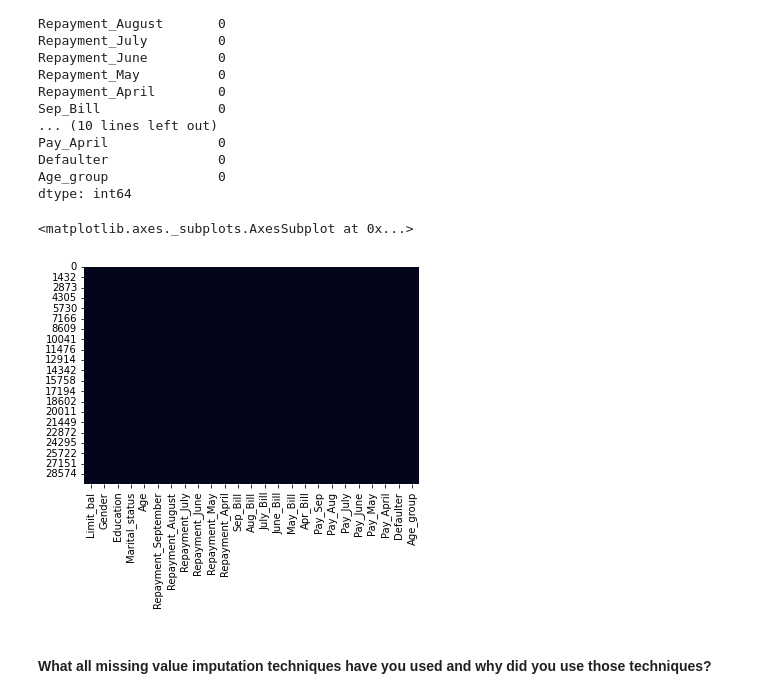
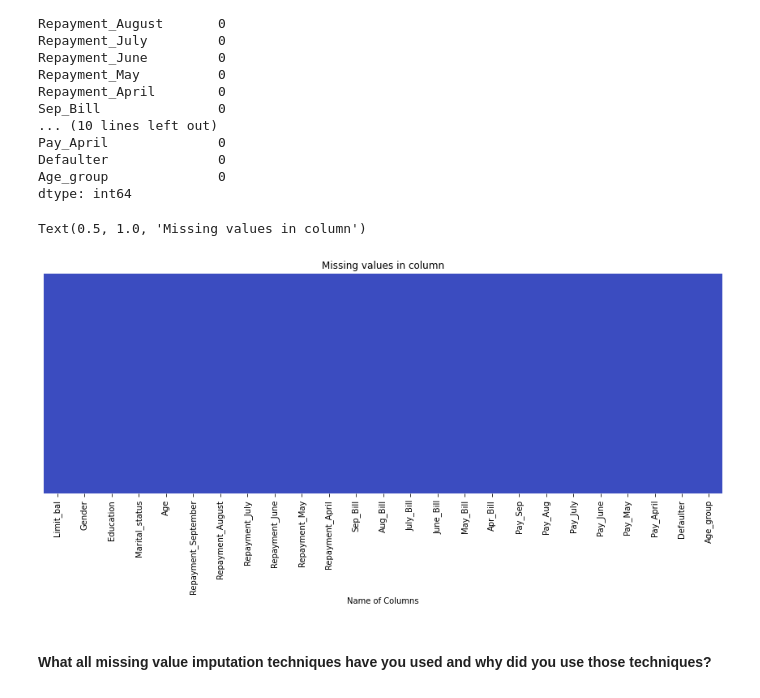
Before and after one commit to dileep-rawat/Capstone_Project_3-Credit_Card_default_Prediction, a Jupyter notebook: Credit_Card_Default_Prediction_Capstone_Project.ipynb, the cells around one changed output. Cells and saved outputs as stored; diff of their text form; code cells hidden in the pictures.

```diff
--- a/Credit_Card_Default_Prediction_Capstone_Project.ipynb
+++ b/Credit_Card_Default_Prediction_Capstone_Project.ipynb
@@ -894,10 +810,13 @@ dtype: int64
 # %%
 # Visualizing the missing values
 # Checking Null Value by plotting Heatmap
-sns.heatmap(credit_df.isnull(), cbar=False)
+plt.figure(figsize=(15, 5))
+sns.heatmap(credit_df.isnull(), cbar=False, yticklabels=False,cmap='coolwarm')
+plt.xlabel("Name of Columns")
+plt.title("Missing values in column")
 # %% [output]
-<matplotlib.axes._subplots.AxesSubplot at 0x...>
+Text(0.5, 1.0, 'Missing values in column')
-[figure, old version]
+[figure, new version]
 # %% [markdown]
 #### What all missing value imputation techniques have you used and why did you use those techniques?
 # %% [markdown]
```
Also changed, not shown: parts of 196 cells of this notebook.
